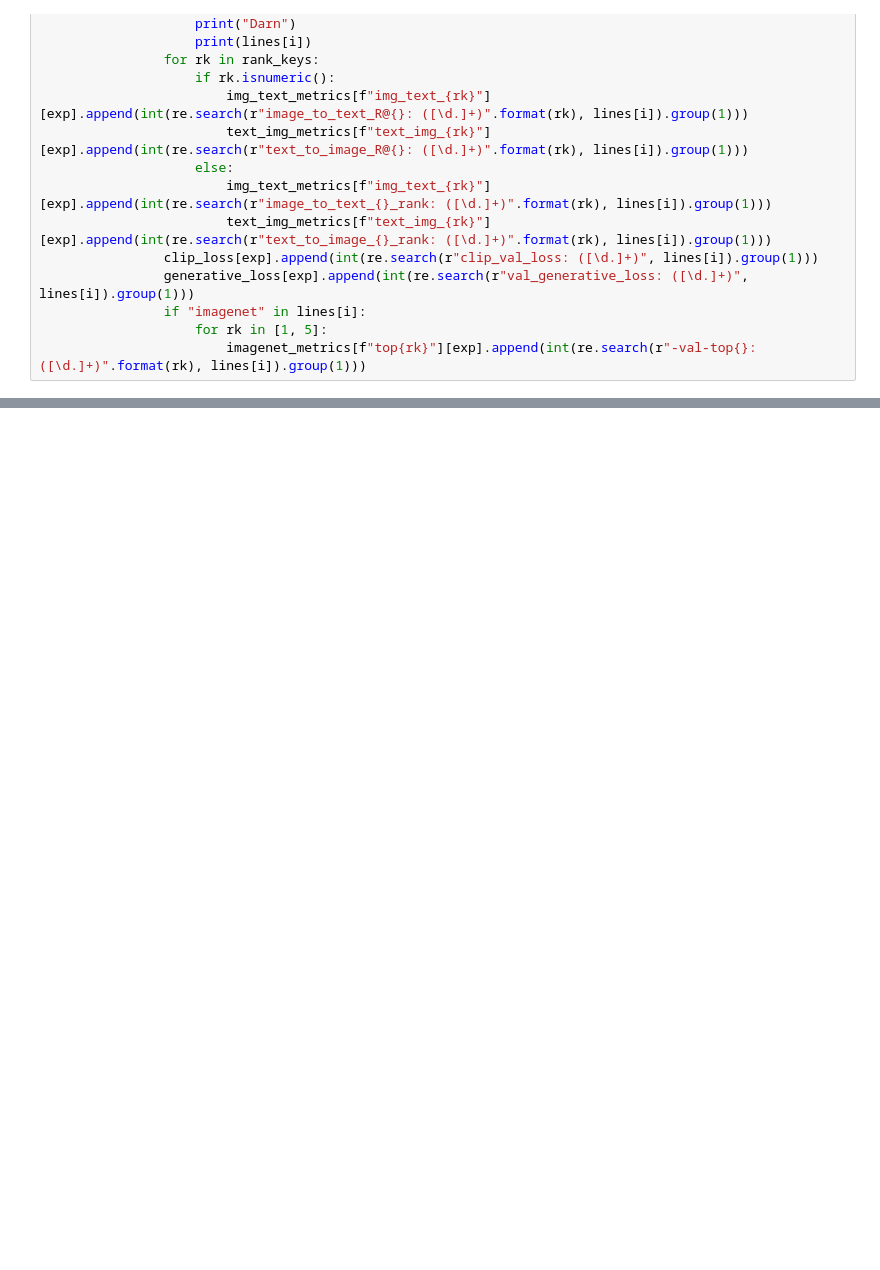
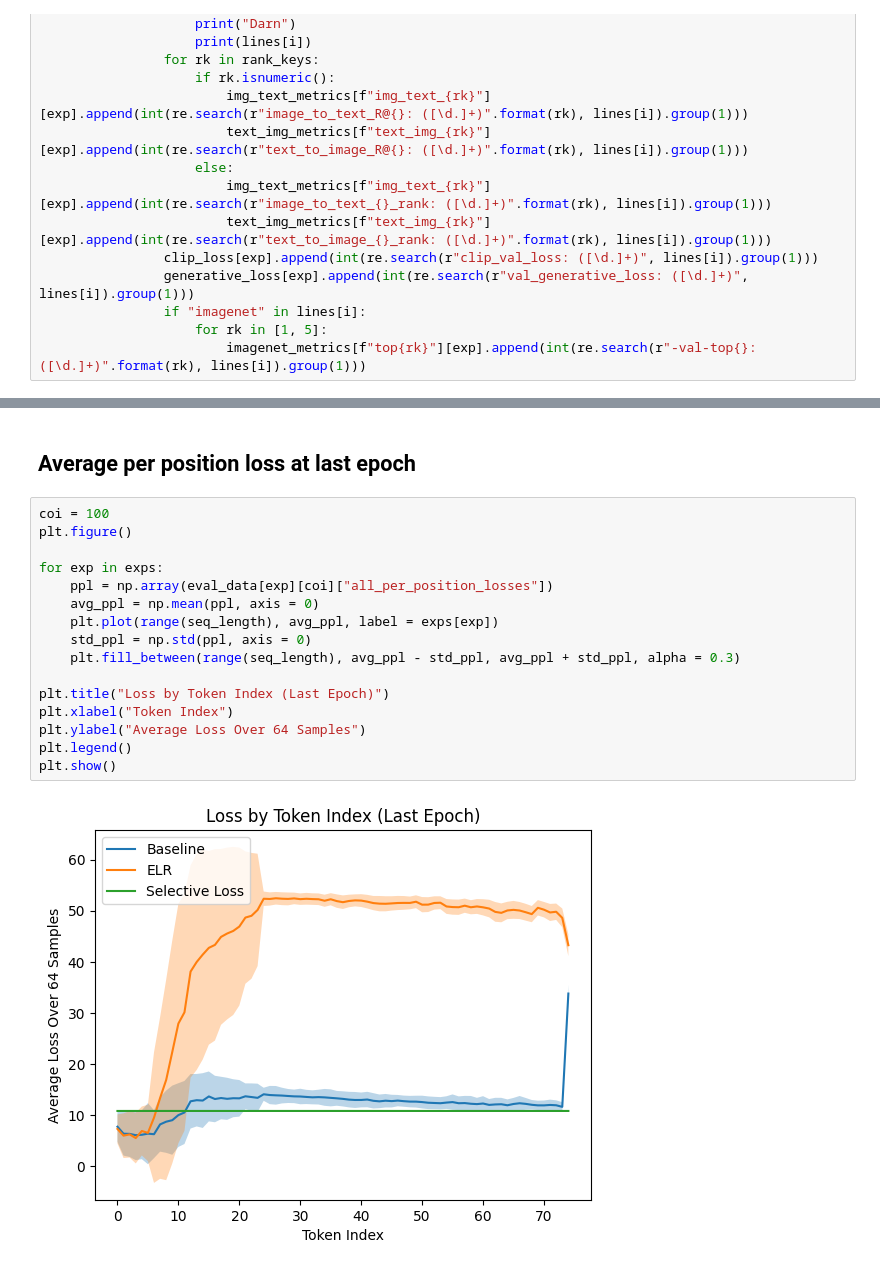
Before and after one commit to sandeepmukh/NoisyCaptioning, a Jupyter notebook: analysis/pandas_go_brr.ipynb, the cells around one changed output, grey strips where cells are left out. Drawn from its saved outputs; the diff is of its cells as text; blank space fills up the shorter version.

```diff
--- a/analysis/pandas_go_brr.ipynb
+++ b/analysis/pandas_go_brr.ipynb
@@ -103,0 +118,20 @@ Start with the foundational concepts and the purpose of each loss type in specif
+# %% [markdown]
+## Average per position loss at last epoch
+# %%
+coi = 100
+plt.figure()
+
+for exp in exps:
+    ppl = np.array(eval_data[exp][coi]["all_per_position_losses"])
+    avg_ppl = np.mean(ppl, axis = 0)
+    plt.plot(range(seq_length), avg_ppl, label = exps[exp])
+    std_ppl = np.std(ppl, axis = 0)
+    plt.fill_between(range(seq_length), avg_ppl - std_ppl, avg_ppl + std_ppl, alpha = 0.3)
+
+plt.title("Loss by Token Index (Last Epoch)")
+plt.xlabel("Token Index")
+plt.ylabel("Average Loss Over 64 Samples")
+plt.legend()
+plt.show()
+# %% [output]
+[figure, added]
```
Also changed, not shown: parts of 19 cells of this notebook.
